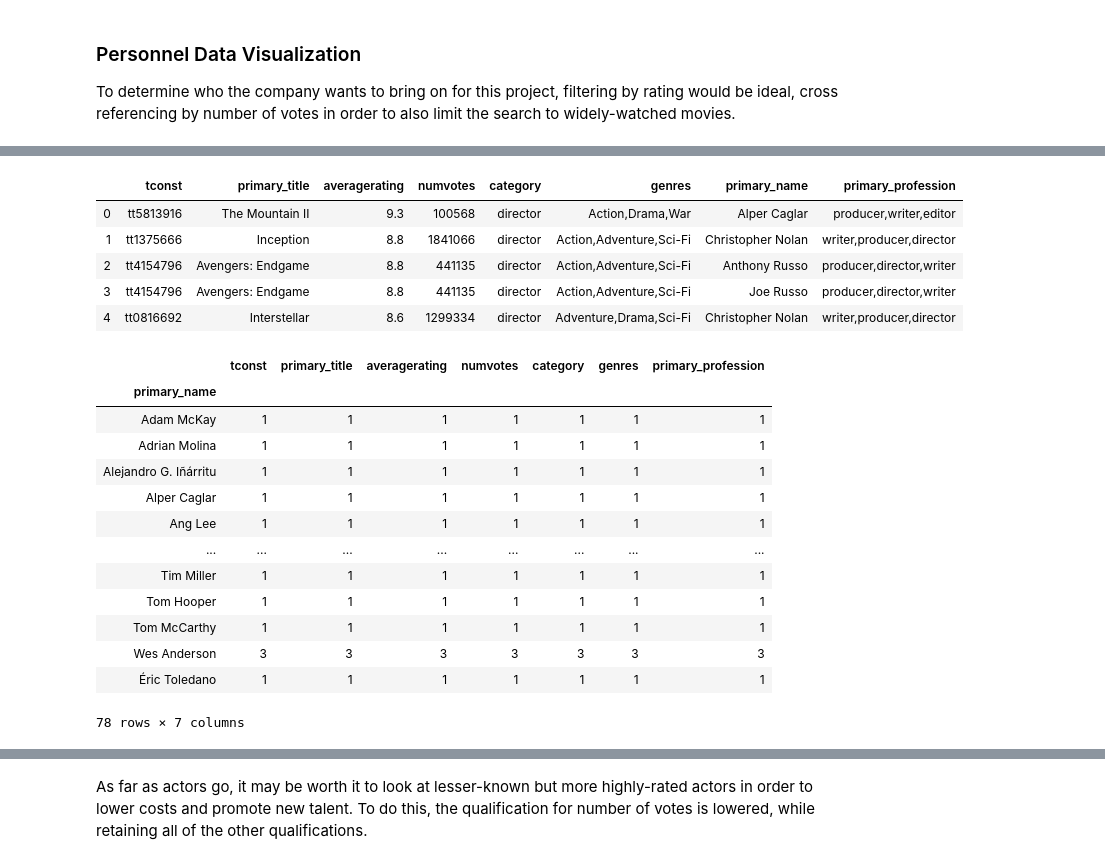
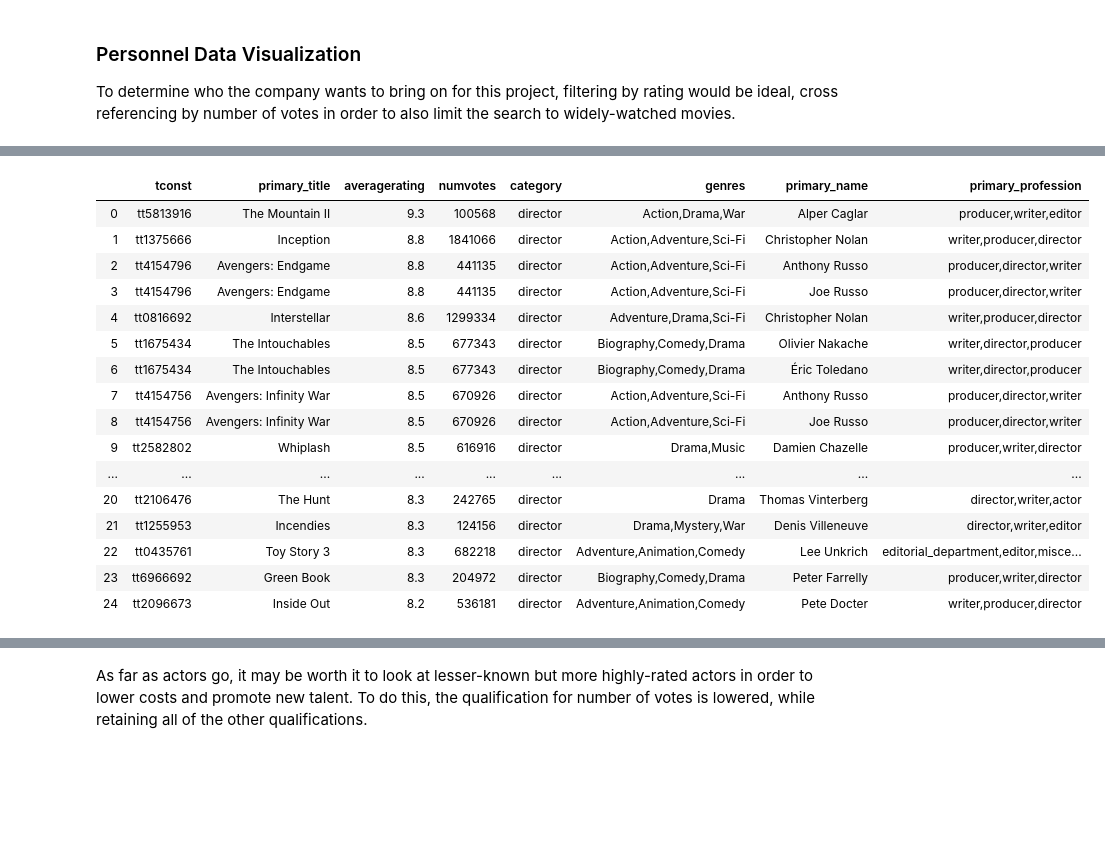
Before and after one commit to cam-benfield/EDA-Project, a Jupyter notebook: student.ipynb, the cells around one changed output, grey strips where cells are left out. Saved outputs shown, nothing was run; the diff lists cells and outputs as text; code cells hidden in the pictures; blank space fills up the shorter version.

```diff
--- a/student.ipynb
+++ b/student.ipynb
@@ -606,44 +608,37 @@ array(['Jack Kirby', 'Christopher Markus', 'Stephen McFeely', 'Stan Lee',
 # %%
 cur.execute("""SELECT tconst,
                       primary_title,
                       averagerating,
                       numvotes,
                       category,
                       genres,
                       primary_name,
                       primary_profession
                from movies
                JOIN principals using(tconst)
                JOIN workers using(nconst)
                WHERE (numvotes > 100000 AND
                       (category is "director"))
                ORDER BY averagerating DESC
-               LIMIT 100;
+               LIMIT 25;
                """)
 directors_df = make_dataframe()
-directors_df.head()
+directors_df.head(25)
 # %% [output]
 |  | tconst | primary_title | averagerating | numvotes | category | genres | primary_name | primary_profession |
 | 0 | tt5813916 | The Mountain II | 9.3 | 100568 | director | Action,Drama,War | Alper Caglar | producer,writer,editor |
 | 1 | tt1375666 | Inception | 8.8 | 1841066 | director | Action,Adventure,Sci-Fi | Christopher Nolan | writer,producer,director |
 | 2 | tt4154796 | Avengers: Endgame | 8.8 | 441135 | director | Action,Adventure,Sci-Fi | Anthony Russo | producer,director,writer |
 | 3 | tt4154796 | Avengers: Endgame | 8.8 | 441135 | director | Action,Adventure,Sci-Fi | Joe Russo | producer,director,writer |
 | 4 | tt0816692 | Interstellar | 8.6 | 1299334 | director | Adventure,Drama,Sci-Fi | Christopher Nolan | writer,producer,director |
+| 5 | tt1675434 | The Intouchables | 8.5 | 677343 | director | Biography,Comedy,Drama | Olivier Nakache | writer,director,producer |
+| 6 | tt1675434 | The Intouchables | 8.5 | 677343 | director | Biography,Comedy,Drama | Éric Toledano | writer,director,producer |
+| 7 | tt4154756 | Avengers: Infinity War | 8.5 | 670926 | director | Action,Adventure,Sci-Fi | Anthony Russo | producer,director,writer |
+| 8 | tt4154756 | Avengers: Infinity War | 8.5 | 670926 | director | Action,Adventure,Sci-Fi | Joe Russo | producer,director,writer |
+| 9 | tt2582802 | Whiplash | 8.5 | 616916 | director | Drama,Music | Damien Chazelle | producer,writer,director |
+| ... | ... | ... | ... | ... | ... | ... | ... | ... |
+| 20 | tt2106476 | The Hunt | 8.3 | 242765 | director | Drama | Thomas Vinterberg | director,writer,actor |
+| 21 | tt1255953 | Incendies | 8.3 | 124156 | director | Drama,Mystery,War | Denis Villeneuve | director,writer,editor |
+| 22 | tt0435761 | Toy Story 3 | 8.3 | 682218 | director | Adventure,Animation,Comedy | Lee Unkrich | editorial_department,editor,misce... |
+| 23 | tt6966692 | Green Book | 8.3 | 204972 | director | Biography,Comedy,Drama | Peter Farrelly | producer,writer,director |
+| 24 | tt2096673 | Inside Out | 8.2 | 536181 | director | Adventure,Animation,Comedy | Pete Docter | writer,producer,director |
-# %%
-directors_df.set_index('primary_name')
-directors_df.groupby('primary_name').count()
-# %% [output]
-|  | tconst | primary_title | averagerating | numvotes | category | genres | primary_profession |
-| primary_name |  |  |  |  |  |  |  |
-| Adam McKay | 1 | 1 | 1 | 1 | 1 | 1 | 1 |
-| Adrian Molina | 1 | 1 | 1 | 1 | 1 | 1 | 1 |
-| Alejandro G. Iñárritu | 1 | 1 | 1 | 1 | 1 | 1 | 1 |
-| Alper Caglar | 1 | 1 | 1 | 1 | 1 | 1 | 1 |
-| Ang Lee | 1 | 1 | 1 | 1 | 1 | 1 | 1 |
-| ... | ... | ... | ... | ... | ... | ... | ... |
-| Tim Miller | 1 | 1 | 1 | 1 | 1 | 1 | 1 |
-| Tom Hooper | 1 | 1 | 1 | 1 | 1 | 1 | 1 |
-| Tom McCarthy | 1 | 1 | 1 | 1 | 1 | 1 | 1 |
-| Wes Anderson | 3 | 3 | 3 | 3 | 3 | 3 | 3 |
-| Éric Toledano | 1 | 1 | 1 | 1 | 1 | 1 | 1 |
-78 rows × 7 columns
```
Also changed, not shown: parts of 11 cells of this notebook.
